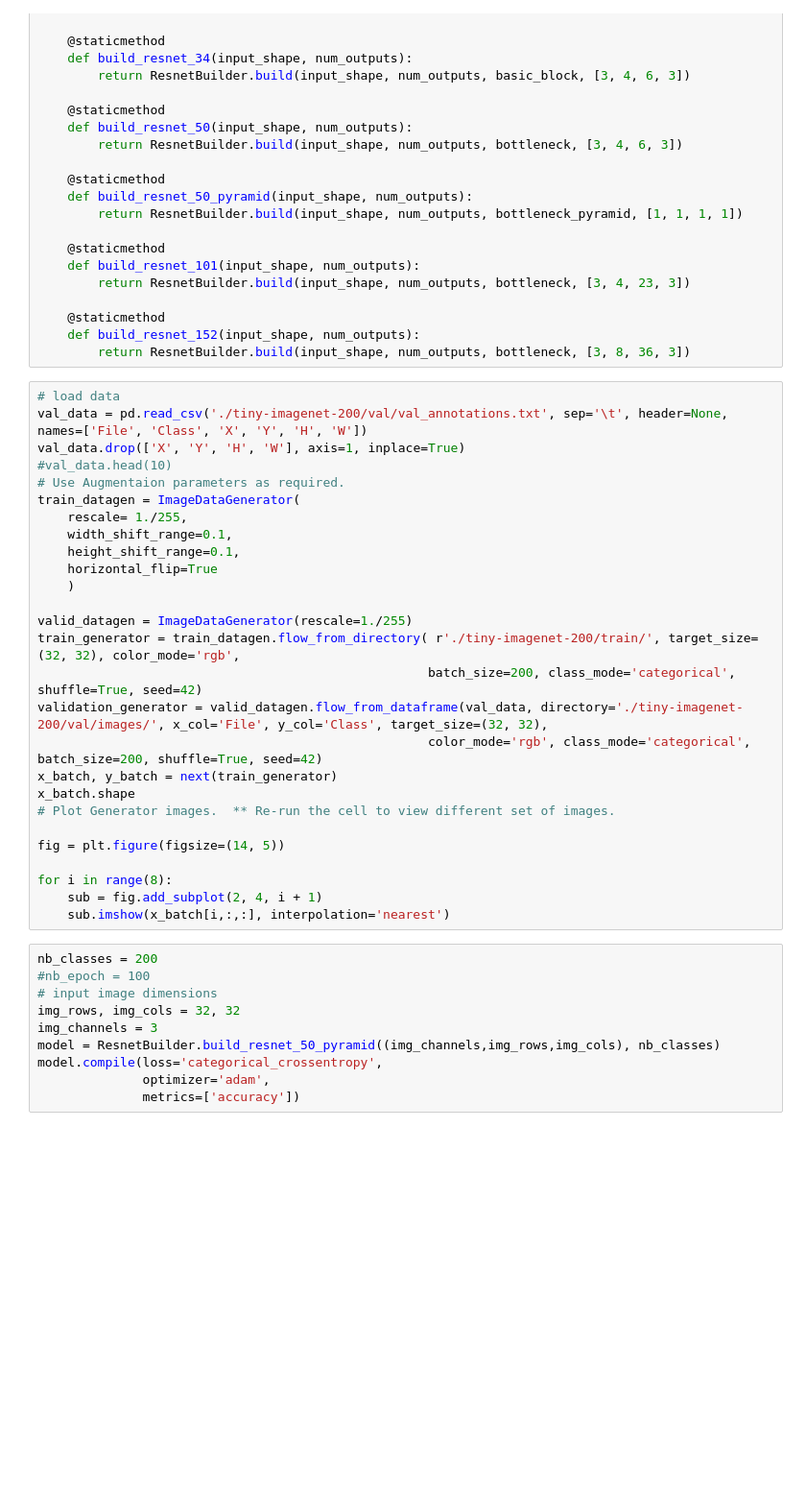
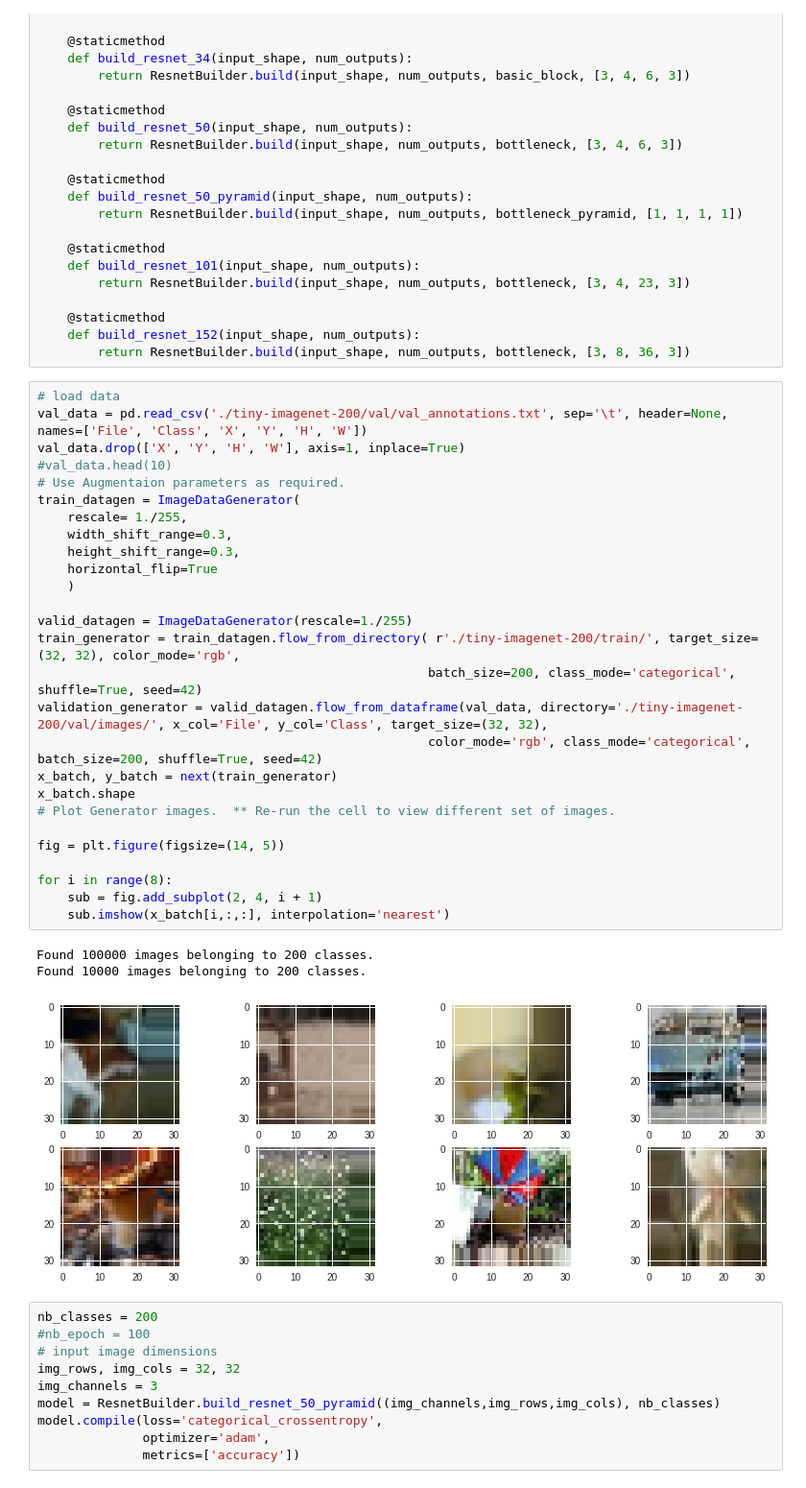
Before and after one commit to colabnlp/techpvk, a Jupyter notebook: resent50_custom_3In1_meetpvk_working_23_03_of_Vkt_TinyImageNet_StarterNotebook.ipynb, the cells around one changed output. Shown at 96% size. Drawn from its saved outputs; the diff is of its cells as text; blank space fills up the shorter version.

```diff
--- a/resent50_custom_3In1_meetpvk_working_23_03_of_Vkt_TinyImageNet_StarterNotebook.ipynb
+++ b/resent50_custom_3In1_meetpvk_working_23_03_of_Vkt_TinyImageNet_StarterNotebook.ipynb
@@ -323,30 +367,34 @@ class ResnetBuilder(object):
 # %%
 # load data
 val_data = pd.read_csv('./tiny-imagenet-200/val/val_annotations.txt', sep='\t', header=None, names=['File', 'Class', 'X', 'Y', 'H', 'W'])
 val_data.drop(['X', 'Y', 'H', 'W'], axis=1, inplace=True)
 #val_data.head(10)
 # Use Augmentaion parameters as required.
 train_datagen = ImageDataGenerator(
     rescale= 1./255,
-    width_shift_range=0.1,
-    height_shift_range=0.1,
+    width_shift_range=0.3,
+    height_shift_range=0.3,
     horizontal_flip=True
     )
 
 valid_datagen = ImageDataGenerator(rescale=1./255)
 train_generator = train_datagen.flow_from_directory( r'./tiny-imagenet-200/train/', target_size=(32, 32), color_mode='rgb',
                                                     batch_size=200, class_mode='categorical', shuffle=True, seed=42)
 validation_generator = valid_datagen.flow_from_dataframe(val_data, directory='./tiny-imagenet-200/val/images/', x_col='File', y_col='Class', target_size=(32, 32),
                                                     color_mode='rgb', class_mode='categorical', batch_size=200, shuffle=True, seed=42)
 x_batch, y_batch = next(train_generator)
 x_batch.shape
 # Plot Generator images.  ** Re-run the cell to view different set of images.
 
 fig = plt.figure(figsize=(14, 5))
 
 for i in range(8):
     sub = fig.add_subplot(2, 4, i + 1)
     sub.imshow(x_batch[i,:,:], interpolation='nearest')
+# %% [output]
+Found 100000 images belonging to 200 classes.
+Found 10000 images belonging to 200 classes.
+[figure, added]
 # %%
 nb_classes = 200
 #nb_epoch = 100
```
Also changed, not shown: parts of 11 cells of this notebook.
